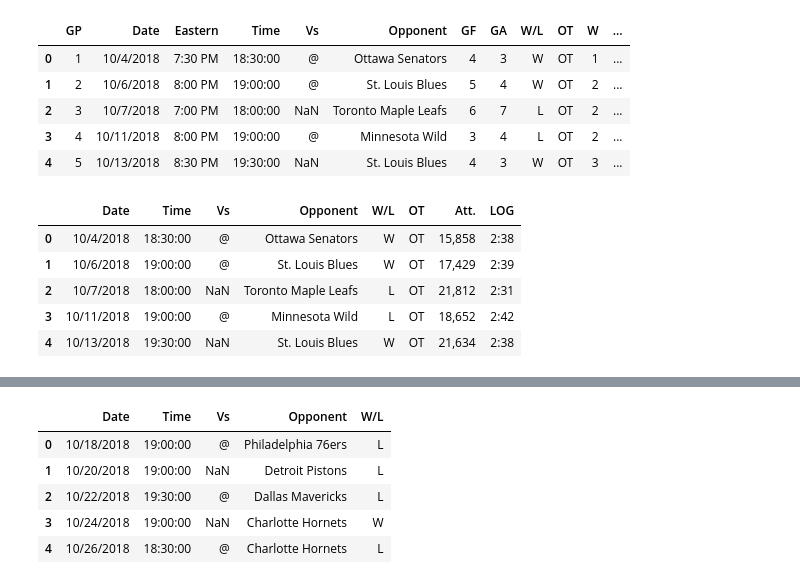
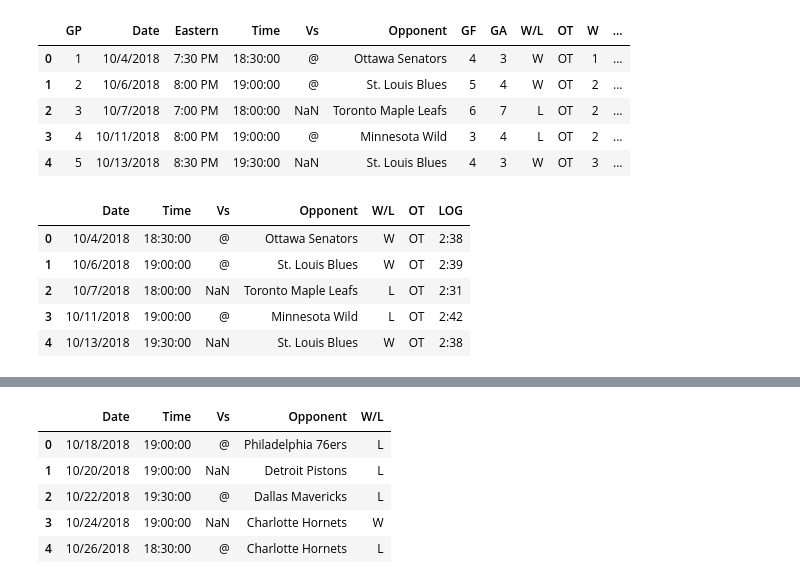
Before and after one commit to npatel711/Cubs-Ride-Sharing, a Jupyter notebook: UC Games.ipynb, the cells around one changed output, grey strips where cells are left out. Drawn from its saved outputs; the diff is of its cells as text; code cells hidden in the pictures.

```diff
--- a/UC Games.ipynb
+++ b/UC Games.ipynb
@@ -31,16 +31,16 @@ new_hawks.head()
 | 3 | 4 | 10/11/2018 | 8:00 PM | 19:00:00 | @ | Minnesota Wild | 3 | 4 | L | OT | 2 | ... |
 | 4 | 5 | 10/13/2018 | 8:30 PM | 19:30:00 | NaN | St. Louis Blues | 4 | 3 | W | OT | 3 | ... |
 # %%
-drop_hawks = ['GP', 'Eastern', 'GF', 'GA', 'W', 'L', 'OL', 'Streak']
+drop_hawks = ['GP', 'Eastern', 'GF', 'GA', 'W', 'L', 'OL', 'Streak', 'Att.']
 new_hawks.drop(columns = drop_hawks, inplace = True)
 new_hawks.head()
 # %% [output]
-|  | Date | Time | Vs | Opponent | W/L | OT | Att. | LOG |
-| 0 | 10/4/2018 | 18:30:00 | @ | Ottawa Senators | W | OT | 15,858 | 2:38 |
-| 1 | 10/6/2018 | 19:00:00 | @ | St. Louis Blues | W | OT | 17,429 | 2:39 |
-| 2 | 10/7/2018 | 18:00:00 | NaN | Toronto Maple Leafs | L | OT | 21,812 | 2:31 |
-| 3 | 10/11/2018 | 19:00:00 | @ | Minnesota Wild | L | OT | 18,652 | 2:42 |
-| 4 | 10/13/2018 | 19:30:00 | NaN | St. Louis Blues | W | OT | 21,634 | 2:38 |
+|  | Date | Time | Vs | Opponent | W/L | OT | LOG |
+| 0 | 10/4/2018 | 18:30:00 | @ | Ottawa Senators | W | OT | 2:38 |
+| 1 | 10/6/2018 | 19:00:00 | @ | St. Louis Blues | W | OT | 2:39 |
+| 2 | 10/7/2018 | 18:00:00 | NaN | Toronto Maple Leafs | L | OT | 2:31 |
+| 3 | 10/11/2018 | 19:00:00 | @ | Minnesota Wild | L | OT | 2:42 |
+| 4 | 10/13/2018 | 19:30:00 | NaN | St. Louis Blues | W | OT | 2:38 |
 # %%
 new_bulls = bulls.rename (columns={'Start (CT)': 'Time', "Unnamed: 6": "Vs", "Unnamed: 8": "W/L"})
 new_bulls.head()
```
Also changed, not shown: parts of 4 cells of this notebook, 2 other files.
